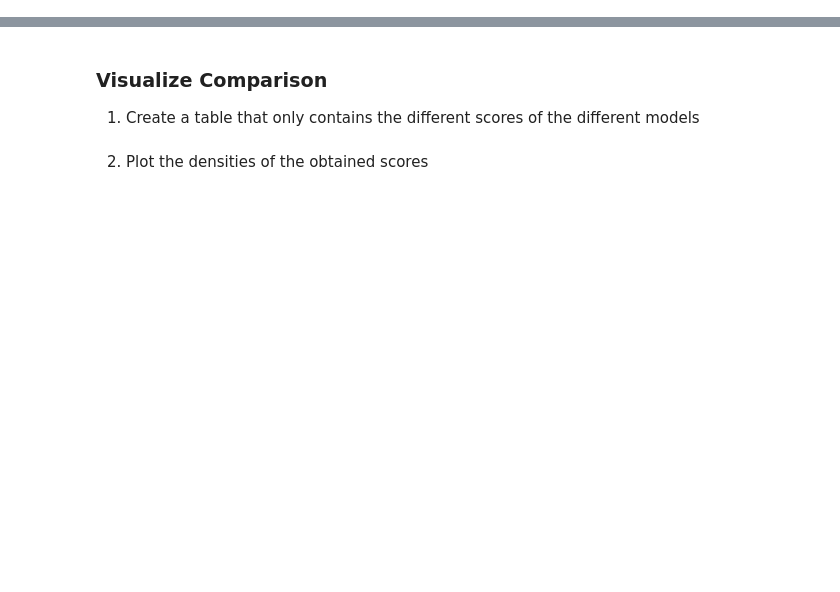
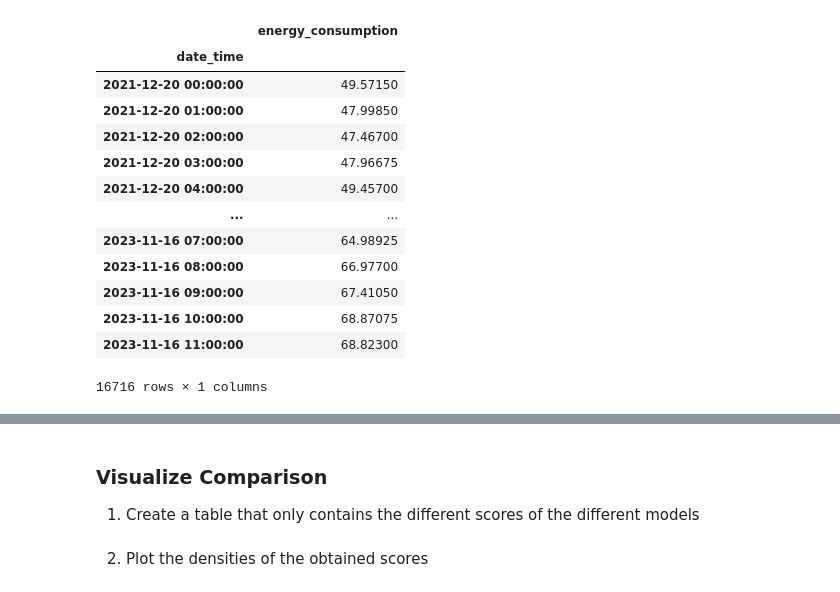
Before and after one commit to mweinreuter/PTSFC, a Jupyter notebook: evaluation/conduct_energy_evaluation.ipynb, the cells around one changed output, grey strips where cells are left out. Saved outputs shown, nothing was run; the diff lists cells and outputs as text; code cells hidden in the pictures; blank space fills up the shorter version.

```diff
--- a/evaluation/conduct_energy_evaluation.ipynb
+++ b/evaluation/conduct_energy_evaluation.ipynb
@@ -14,6 +14,23 @@ from energy_consumption.models.ec_model1 import get_ec_forecasts_model1
 df = get_data()
 start_date_excl = most_recent_thursday(df)
 df_cval = df.loc[df.index < start_date_excl]
+# %%
+df_cval
+# %% [output]
+|  | energy_consumption |
+| date_time |  |
+| 2021-12-20 00:00:00 | 49.57150 |
+| 2021-12-20 01:00:00 | 47.99850 |
+| 2021-12-20 02:00:00 | 47.46700 |
+| 2021-12-20 03:00:00 | 47.96675 |
+| 2021-12-20 04:00:00 | 49.45700 |
+| ... | ... |
+| 2023-11-16 07:00:00 | 64.98925 |
+| 2023-11-16 08:00:00 | 66.97700 |
+| 2023-11-16 09:00:00 | 67.41050 |
+| 2023-11-16 10:00:00 | 68.87075 |
+| 2023-11-16 11:00:00 | 68.82300 |
+16716 rows × 1 columns
 # %%
 # Functions work
 model = {
```
Also changed, not shown: parts of 4 cells of this notebook, 8 other files.
